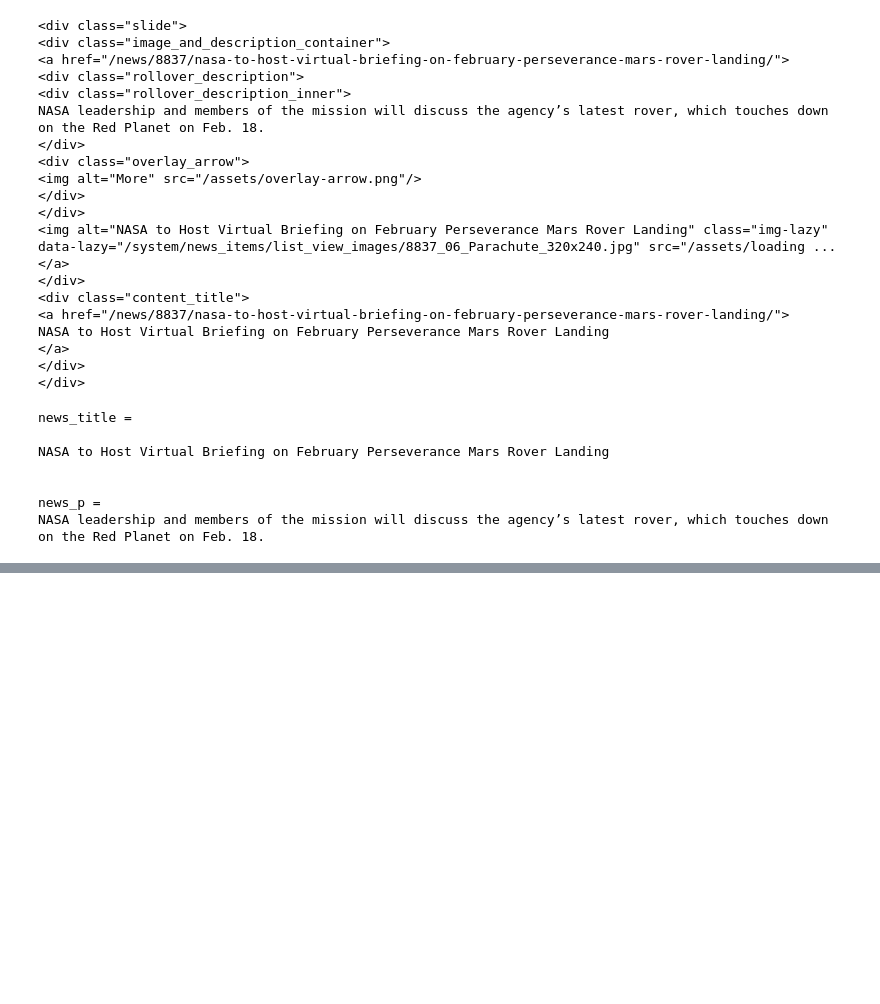
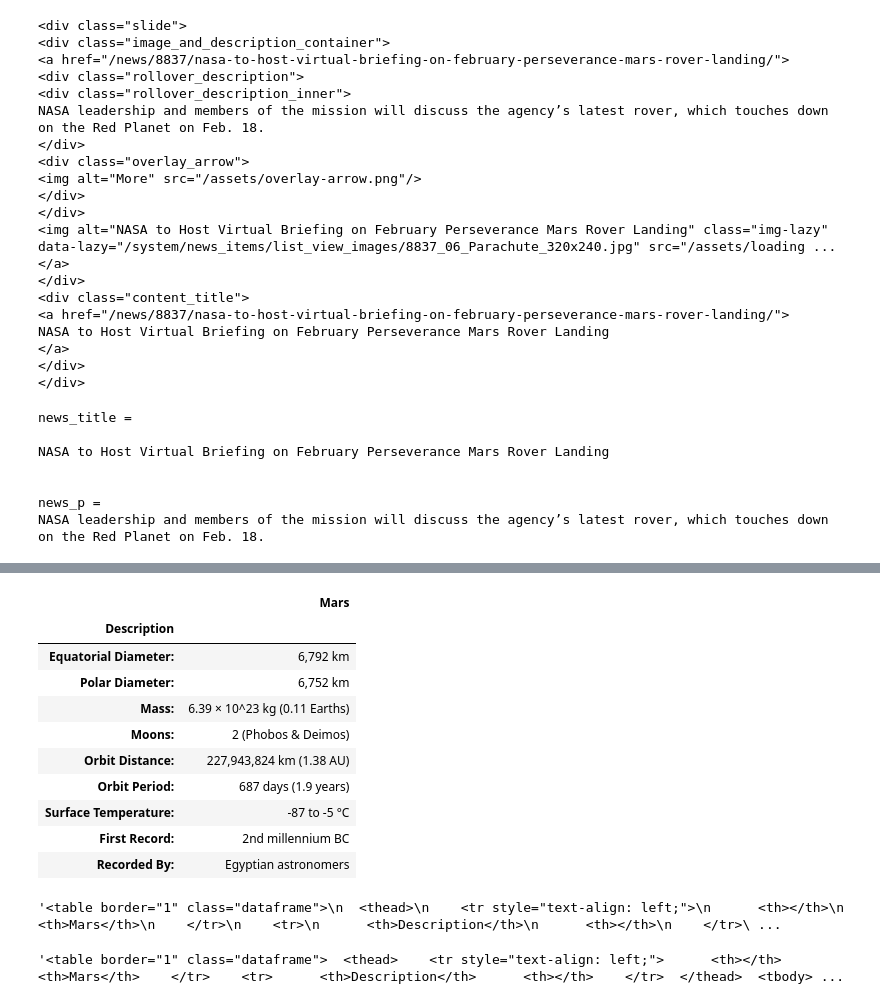
Before and after one commit to Kpearson72/web-scraping-challenge, a Jupyter notebook: Untitled.ipynb, the cells around one changed output, grey strips where cells are left out. Cells and saved outputs as stored; diff of their text form; code cells hidden in the pictures; blank space fills up the shorter version.

```diff
--- a/Untitled.ipynb
+++ b/Untitled.ipynb
@@ -85,0 +160,27 @@ news_p = "NASA leadership and members of the mission will discuss the agency’s
+# %%
+# Index Description column
+df_index = df_rename.set_index('Description')
+df_index
+# %% [output]
+|  | Mars |
+| Description |  |
+| Equatorial Diameter: | 6,792 km |
+| Polar Diameter: | 6,752 km |
+| Mass: | 6.39 × 10^23 kg (0.11 Earths) |
+| Moons: | 2 (Phobos & Deimos) |
+| Orbit Distance: | 227,943,824 km (1.38 AU) |
+| Orbit Period: | 687 days (1.9 years) |
+| Surface Temperature: | -87 to -5 °C |
+| First Record: | 2nd millennium BC |
+| Recorded By: | Egyptian astronomers |
+# %%
+# Use pandas to convert the data to a HTML table strin
+html_table = df_index.to_html()
+html_table
+# %% [output]
+'<table border="1" class="dataframe">\n  <thead>\n    <tr style="text-align: left;">\n      <th></th>\n      <th>Mars</th>\n    </tr>\n    <tr>\n      <th>Description</th>\n      <th></th>\n    </tr>\ ...
+# %%
+# clean up html data string, by getting rid of \n
+html_table.replace('\n', '')
+# %% [output]
+'<table border="1" class="dataframe">  <thead>    <tr style="text-align: left;">      <th></th>      <th>Mars</th>    </tr>    <tr>      <th>Description</th>      <th></th>    </tr>  </thead>  <tbody> ...
```
Also changed, not shown: parts of 16 cells of this notebook, 1 other file.
